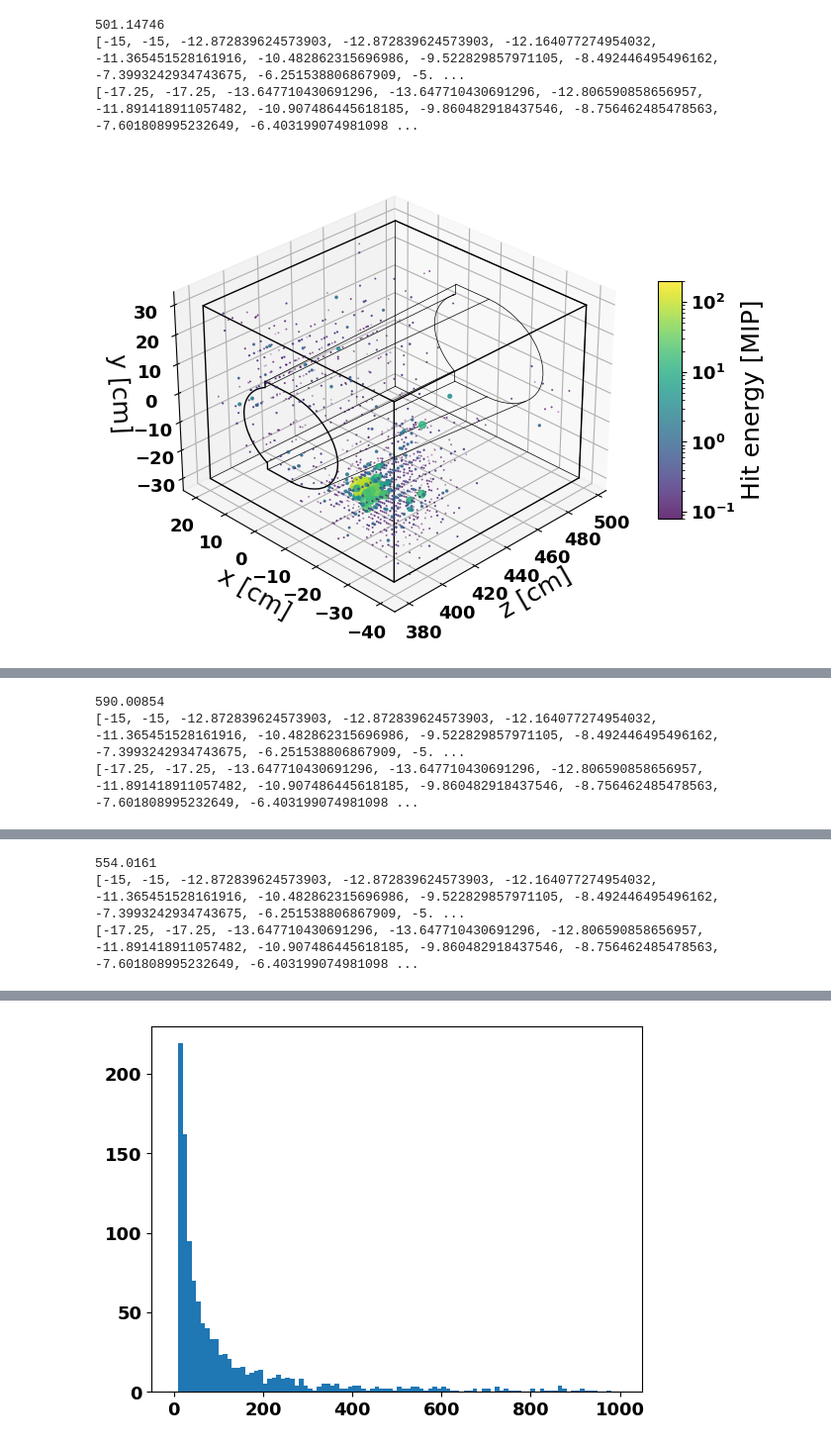
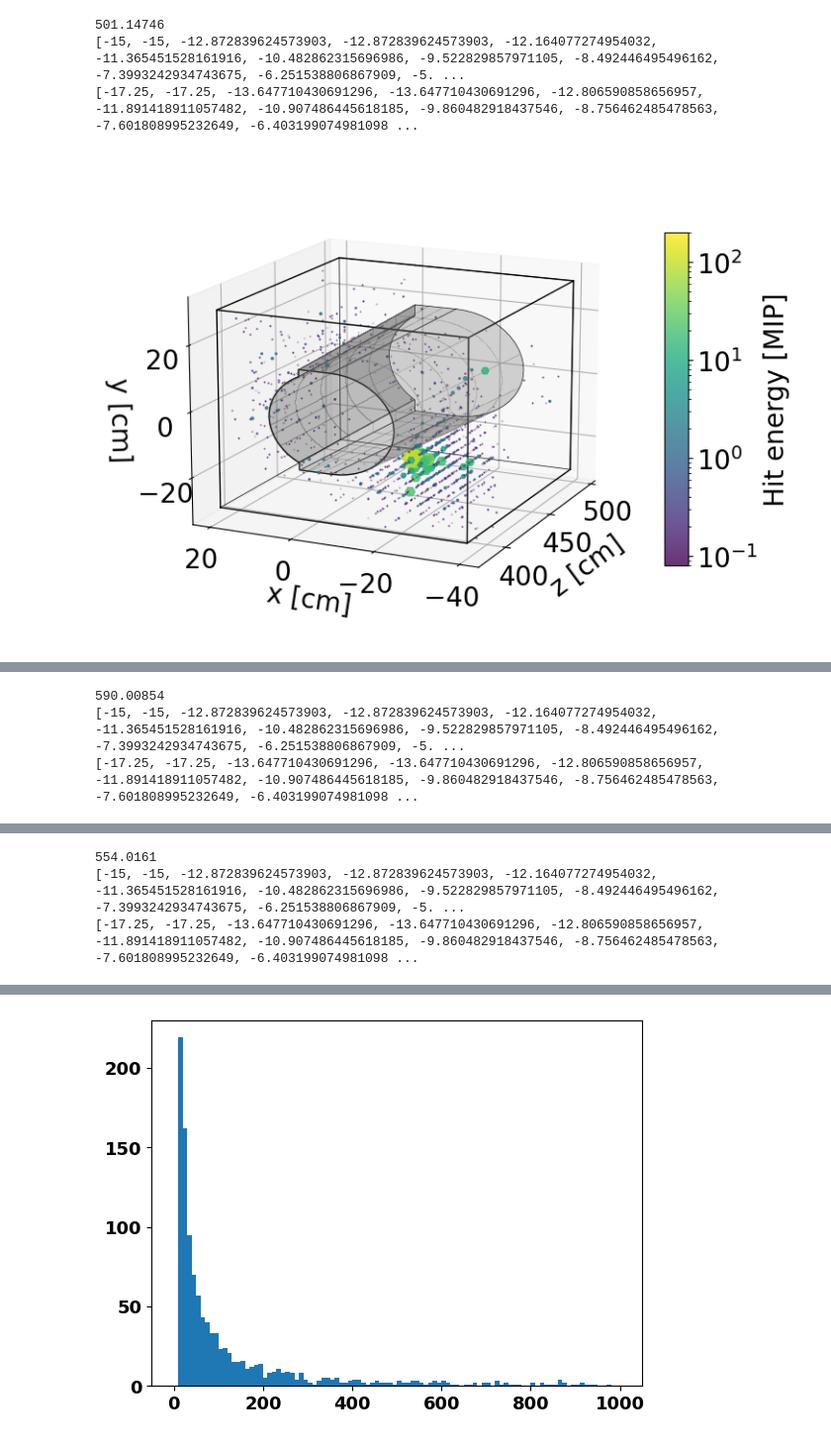
Before and after one commit to rymilton/eic_endcap_insert, a Jupyter notebook: analysis/WireframeExample.ipynb, the cells around one changed output, grey strips where cells are left out. Shown at 99% size. Drawn from its saved outputs; the diff is of its cells as text; code cells hidden in the pictures.

```diff
--- a/analysis/WireframeExample.ipynb
+++ b/analysis/WireframeExample.ipynb
@@ -5,12 +5,12 @@ import matplotlib.pyplot as plt
 import pandas as pd
 from matplotlib import rc
 import os, os.path
-mpl.rcParams.update({'font.size': 18})
+mpl.rcParams.update({'font.size': 20})
 mpl.rcParams.update({'legend.fontsize': 20})
-mpl.rcParams.update({'xtick.labelsize': 13})
-mpl.rcParams.update({'ytick.labelsize': 13})
+mpl.rcParams.update({'xtick.labelsize': 20})
+mpl.rcParams.update({'ytick.labelsize': 20})
 mpl.rcParams.update({'text.usetex' : False})
-rc('font', weight='bold')
+#rc('font', weight='bold')
 colors = {}
 colors['C'] = '#1f77b4'
 colors['Fe'] = '#ff7f0e'
@@ -55,9 +55,9 @@ plt.plot([zmin, zmax],[-.2,-.2], [-15*np.sin(np.arccos((-7.7-.2)/15)),-17.25*np.
 #outline on the back
 plt.plot([zmax, zmax], [39.8,.2], [29.9,29.9], **thick)
 plt.plot([zmax, zmax,zmax], [-.2, -19.8, -19.8], [29.9,29.9, -29.9], **thick)
-ax.set_xlabel("z [cm]")
-ax.set_ylabel("x [cm]")
-ax.set_zlabel("y [cm]")
+ax.set_xlabel("z [cm]",labelpad=10)
+ax.set_ylabel("x [cm]",labelpad=10)
+ax.set_zlabel("y [cm]",labelpad=10)
 
 plt.show()
 # %% [output]
@@ -153,7 +202,7 @@ from mpl_toolkits.mplot3d import Axes3D
 
 MIP=.60
 
-for event in range(1,9):
+for event in range(1,4):
 
     x = arrays['HcalEndcapPInsertHitsReco.position.x'][event,:]/10.0
     y = arrays['HcalEndcapPInsertHitsReco.position.y'][event,:]/10.0
@@ -170,62 +219,80 @@ for event in range(1,9):
     #leaked_y = arrays['LeakedHits.position.y'][event,:]/10.0
     #leaked_z = arrays['LeakedHits.position.z'][event,:]/10.0
     #leaked_e = 1000.0*arrays['LeakedHits.energy'][event,:]
 
     print(np.sum(e))
     #fig = plt.figure(figsize = (9, 6))
     #ax = plt.axes(projection ="3d")
-    fig, ax = wireframe()
+    fig, ax = wireframe(azim=-155, elev=15, proj_type='persp')
     ax.grid(b = True, color ='grey',
         linestyle ='-.', linewidth = 0.3,
         alpha = 0.2)
 
 
     my_cmap = plt.get_cmap('viridis')
     inferno =  plt.get_cmap('inferno')
-# Creating plot
-    sctt = ax.scatter3D(z, x, y,
+    # Creating plot
+    for xi, yi, zi, ei in zip(x,y,z,e):
+        #sctt = ax.scatter3D(z, x, y,
+        sctt = ax.scatter3D(zi, xi, yi,
                     alpha = 0.8,
-                    c = e/MIP,
-                    s=4*e,
+                    c = ei/MIP,
+                    s=4*ei,
                     cmap = my_cmap,
                     norm=matplotlib.colors.LogNorm(vmin=0.08, vmax=200),
                     marker ='H')
 
-    cb = fig.colorbar(sctt, ax = ax, shrink = 0.5, aspect = 10)
+    cb = fig.colorbar(sctt, ax = ax, shrink = .7, aspect = 14)
     cb.set_label("Hit energy [MIP]")
-    #sctt_leaked = ax.scatter3D(leaked_x, leaked_z, leaked_y,
-    #                alpha = 0.8,
-    #                c = leaked_e,
-    #                s=4*leaked_e,
-    #                cmap = inferno,
-    #                #norm=matplotlib.colors.LogNorm(),
-    #                marker ='H')
+    plt.tight_layout()
+    fig.savefig('plots/shower_3d_view%i.pdf'%(event))
+    plt.show()
 
+    #2d plot
+    fig, ax = plt.subplots(1,1, figsize=(8,5))
+    plt.ylim(-35,35)
+    plt.xlim(370,510)
+    #ax.grid(b = True, color ='grey',
+    #    linestyle ='-.', linewidth = 0.3,
+    #    alpha = 0.2)
 
-    #ax.set_xlabel('X-axis [cm]', fontweight ='bold')
-    #ax.set_ylabel('Z-axis [cm]', fontweight ='bold')
-    #ax.set_zlabel('Y-axis [cm]', fontweight ='bold')
-    #ax.view_init(-120, 160)
-#plt.title('Energy: %2.1f MeV, number of hits: %2.0f'%(np.sum(e),len(e)))
-#plt.subtitle('Leaked Energy: %2.2f MeV, Leaked number of hits: %2.0f'%(np.sum(leaked_e),len(leaked_e)))
+    my_cmap = plt.get_cmap('viridis')
+    inferno =  plt.get_cmap('inferno')
+    # Creating plot
+    sctt = ax.scatter(z[x<0], y[x<0],
+                    alpha = 0.8,
+                    c = e[x<0]/MIP,
+                    s=4*e[x<0],
+                    cmap = my_cmap,
+                    norm=matplotlib.colors.LogNorm(vmin=0.08, vmax=200),
+                    marker ='H',zorder=3)
+    plt.fill([zmin, zmax, zmax, zmin, zmin], [-15,-17.25, 17.25, 15, -15],color='0.5', alpha=.3)
+    sctt = ax.scatter(z[x>=0], y[x>=0],
+                    alpha = 0.8,
+                    c = e[x>=0]/MIP,
+                    s=4*e[x>=0],
+                    cmap = my_cmap,
+                    norm=matplotlib.colors.LogNorm(vmin=0.08, vmax=200),
+                    marker ='H',zorder=1)
 
-    #fig.colorbar(sctt_leaked, ax = ax, shrink = 0.5, aspect = 5)
+    plt.xlabel("z [cm]")
+    plt.ylabel("y [cm]")
+    zmin=380
+    zmax=380+2.34*50
 
+    plt.plot([zmin, zmax, zmax, zmin, zmin], [29.9, 29.9, -29.9, -29.9, 29.9], color='k', linewidth=0.7)
+    plt.plot([zmin, zmax, zmax, zmin, zmin], [-15,-17.25, 17.25, 15, -15], color='k', linewidth=0.7)
+
+    plt.plot([zmin, zmax], [15*np.sin(np.arccos((-7.7-.2)/15)),17.25*np.sin(phi0)], color='k', linewidth=0.3)
+    plt.plot([zmin, zmax], [-15*np.sin(np.arccos((-7.7-.2)/15)),-17.25*np.sin(phi0)], color='k', linewidth=0.3)
+
+    cb = fig.colorbar(sctt, ax = ax, shrink = 1, aspect = 20)
+    cb.set_label("Hit energy [MIP]")
     plt.tight_layout()
-# show plot
-    #ax.view_init(90, 0)
-    #fig.savefig('pic1_event%i.png'%(event))
-    #ax.view_init(0, -90)
-    #fig.savefig('pic2_event%i.png'%(event))
-
-    #ax.view_init(90, -90)
-    #fig.savefig('pic3_event%i.png'%(event))
-
-    #ax.view_init(45, -45)
-    fig.savefig('pic4_event%i.pdf'%(event))
+    fig.savefig('plots/shower_2d_view%i.pdf'%(event))
     plt.show()
 # %% [output]
 501.14746
 [-15, -15, -12.872839624573903, -12.872839624573903, -12.164077274954032, -11.365451528161916, -10.482862315696986, -9.522829857971105, -8.492446495496162, -7.3993242934743675, -6.251538806867909, -5. ...
 [-17.25, -17.25, -13.647710430691296, -13.647710430691296, -12.806590858656957, -11.891418911057482, -10.907486445618185, -9.860482918437546, -8.756462485478563, -7.601808995232649, -6.403199074981098 ...
-[figure, old version]
+[figure, new version]
```
Also changed, not shown: parts of 6 cells of this notebook, 1 other file.
